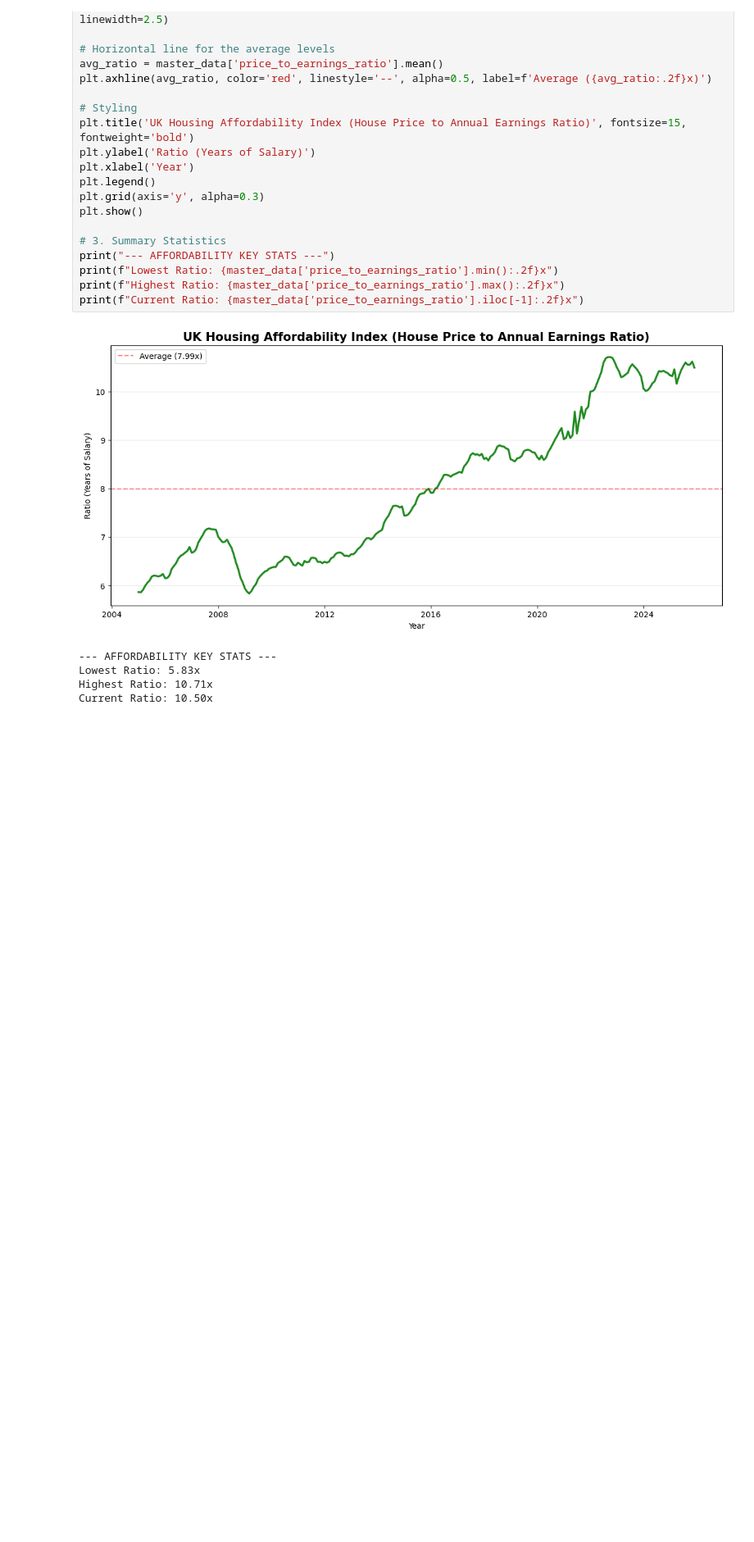
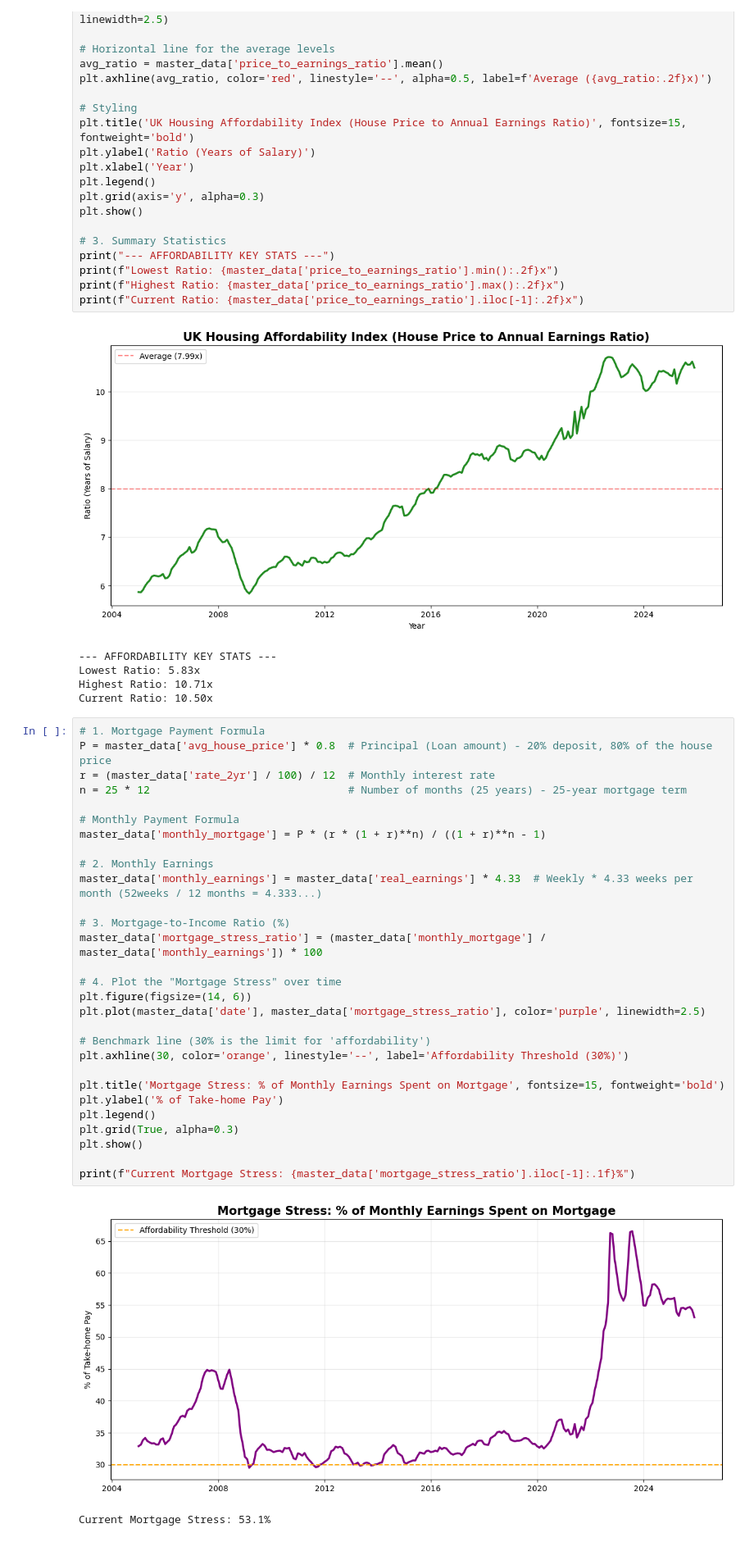
Before and after one commit to Nalyan-Beytula/Data-Science, a Jupyter notebook: UK_Housing_Prices_Mortgage_Affordability.ipynb, the cells around one changed output. Shown at 82% size. Drawn from its saved outputs; the diff is of its cells as text; blank space fills up the shorter version.

Commit message:
Implemented mortgage amortization logic and added correlation analysis between market variables

```diff
--- a/UK_Housing_Prices_Mortgage_Affordability.ipynb
+++ b/UK_Housing_Prices_Mortgage_Affordability.ipynb
@@ -206,3 +207,35 @@ print(f"Current Ratio: {master_data['price_to_earnings_ratio'].iloc[-1]:.2f}x")
 Lowest Ratio: 5.83x
 Highest Ratio: 10.71x
 Current Ratio: 10.50x
+# %%
+# 1. Mortgage Payment Formula
+P = master_data['avg_house_price'] * 0.8  # Principal (Loan amount) - 20% deposit, 80% of the house price
+r = (master_data['rate_2yr'] / 100) / 12  # Monthly interest rate
+n = 25 * 12                               # Number of months (25 years) - 25-year mortgage term
+
+# Monthly Payment Formula
+master_data['monthly_mortgage'] = P * (r * (1 + r)**n) / ((1 + r)**n - 1)
+
+# 2. Monthly Earnings
+master_data['monthly_earnings'] = master_data['real_earnings'] * 4.33  # Weekly * 4.33 weeks per month (52weeks / 12 months = 4.333...)
+
+# 3. Mortgage-to-Income Ratio (%)
+master_data['mortgage_stress_ratio'] = (master_data['monthly_mortgage'] / master_data['monthly_earnings']) * 100
+
+# 4. Plot the "Mortgage Stress" over time
+plt.figure(figsize=(14, 6))
+plt.plot(master_data['date'], master_data['mortgage_stress_ratio'], color='purple', linewidth=2.5)
+
+# Benchmark line (30% is the limit for 'affordability')
+plt.axhline(30, color='orange', linestyle='--', label='Affordability Threshold (30%)')
+
+plt.title('Mortgage Stress: % of Monthly Earnings Spent on Mortgage', fontsize=15, fontweight='bold')
+plt.ylabel('% of Take-home Pay')
+plt.legend()
+plt.grid(True, alpha=0.3)
+plt.show()
+
+print(f"Current Mortgage Stress: {master_data['mortgage_stress_ratio'].iloc[-1]:.1f}%")
+# %% [output]
+[figure, added]
+Current Mortgage Stress: 53.1%
```
Also changed, not shown: parts of 2 cells of this notebook.
